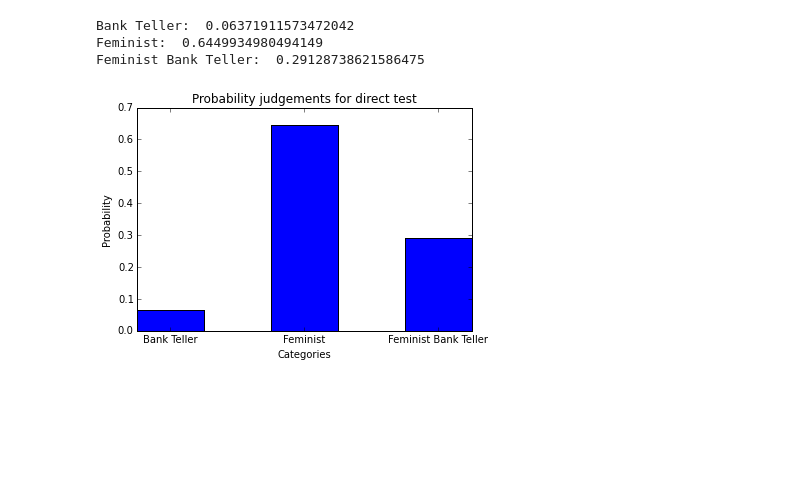
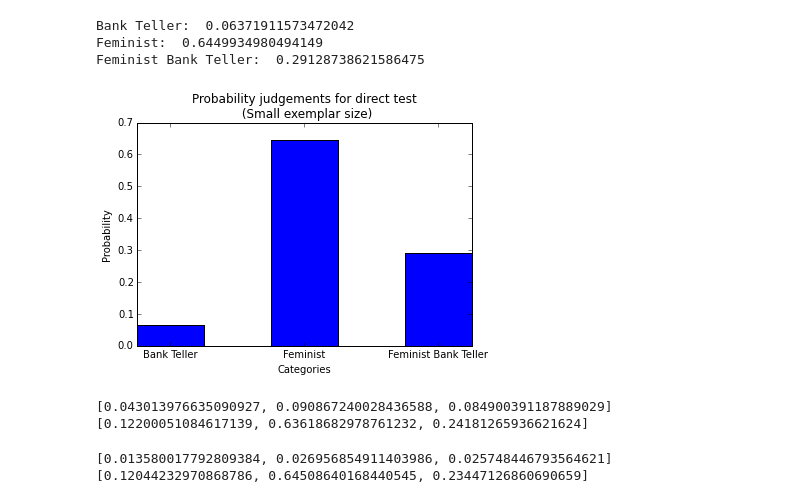
Before and after one commit to yinghj/CS328-Spring-2016, a Jupyter notebook: Final Project.ipynb, the cells around one changed output. Drawn from its saved outputs; the diff is of its cells as text; code cells hidden in the pictures; blank space fills up the shorter version.

Commit message:
Ran 50 iterations on the direct test with both small sized categories and large sized categories; Created a bar graph with mean and std for comparison.

```diff
--- a/Final Project.ipynb
+++ b/Final Project.ipynb
@@ -267,14 +267,84 @@ Feminist Bank Teller:  0.29128738621586475
 # %%
 # Assuming people base their probability judgements
 # (in this case, ranking statements) directly based
 # on the number of exemplars they retrieved
 
 # Bar graph to display the rankings - 26 May, by Huiji
 plt.bar(np.arange(0,3,1), linda_cate_list, 0.5)
-plt.title("Probability judgements for direct test")
+plt.title("Probability judgements for direct test\n (Small exemplar size)")
 plt.xlabel("Categories")
 plt.ylabel("Probability")
 plt.xticks(np.arange(0,3,1)+0.5/2, ["Bank Teller", "Feminist","Feminist Bank Teller"])
 plt.show()
 # %% [output]
-[figure, old version]
+[figure, new version]
+# %%
+# Run direct tests with multiple iterations to mimick multiple participants in the human experiments
+# with equally small memory size for participants (B:10, F:10, BF: 3)
+# - 26 May, by Huiji
+iterations = 100
+linda = np.array([1,1,1,1,1,1,1,1])
+feat_weights = [0.5,0.5,0.5,0.5,0.5,0.5,0.5,0.5]
+dirTest_matrix = []
+for i in range(iterations):
+    # generate new set of exemplars for each participant
+    dirB_exemplars = generate_exemplars(features, distribution, 0, 10)
+    dirF_exemplars = generate_exemplars(features, distribution, 1, 10)
+    dirBF_exemplars = generate_exemplars(features, distribution, 3, 3)
+    # concatenate to get the set of all exemplars a participant has
+    dirAll_exemplars= np.concatenate((dirB_exemplars, dirF_exemplars, dirBF_exemplars))
+
+    dir_cate_list = []
+    dir_cate_list.append(prob_retrieve_category(dirB_exemplars, dirAll_exemplars, linda, feat_weights))
+    dir_cate_list.append(prob_retrieve_category(dirF_exemplars, dirAll_exemplars, linda, feat_weights))
+    dir_cate_list.append(prob_retrieve_category(dirBF_exemplars, dirAll_exemplars, linda, feat_weights))
+    dirTest_matrix.append(dir_cate_list)
+
+dirTest_matrix = np.array(dirTest_matrix)
+
+# get mean and standard deviation for probability ratings
+dirStd = []
+dirMean = []
+for i in range(3):
+    a = dirTest_matrix[:,i]
+    std = np.std(a)
+    mean = np.mean(a)
+    dirStd.append(std)
+    dirMean.append(mean)
+print (dirStd, dirMean)
+# %% [output]
+[0.043013976635090927, 0.090867240028436588, 0.084900391187889029] [0.12200051084617139, 0.63618682978761232, 0.24181265936621624]
+# %%
+# Run direct tests with multiple iterations to mimick multiple participants in the human experiments
+# with equally big memory size for participants (B:100, F:100, BF: 30)
+# - 26 May, by Huiji
+
+dirTest_matrix_b = []
+for i in range(iterations):
+    # generate new set of exemplars for each participant
+    dirB_exemplars = generate_exemplars(features, distribution, 0, 100)
+    dirF_exemplars = generate_exemplars(features, distribution, 1, 100)
+    dirBF_exemplars = generate_exemplars(features, distribution, 3, 30)
+    # concatenate to get the set of all exemplars a participant has
+    dirAll_exemplars= np.concatenate((dirB_exemplars, dirF_exemplars, dirBF_exemplars))
+
+    dir_cate_list = []
+    dir_cate_list.append(prob_retrieve_category(dirB_exemplars, dirAll_exemplars, linda, feat_weights))
+    dir_cate_list.append(prob_retrieve_category(dirF_exemplars, dirAll_exemplars, linda, feat_weights))
+    dir_cate_list.append(prob_retrieve_category(dirBF_exemplars, dirAll_exemplars, linda, feat_weights))
+    dirTest_matrix_b.append(dir_cate_list)
+
+dirTest_matrix_b = np.array(dirTest_matrix_b)
+
+# get mean and standard deviation for probability ratings
+dirStd_b = []
+dirMean_b = []
+for i in range(3):
+    a = dirTest_matrix_b[:,i]
+    std = np.std(a)
+    mean = np.mean(a)
+    dirStd_b.append(std)
+    dirMean_b.append(mean)
+print (dirStd_b, dirMean_b)
+# %% [output]
+[0.013580017792809384, 0.026956854911403986, 0.025748446793564621] [0.12044232970868786, 0.64508640168440545, 0.23447126860690659]
```
Also changed, not shown: parts of 2 cells of this notebook.
